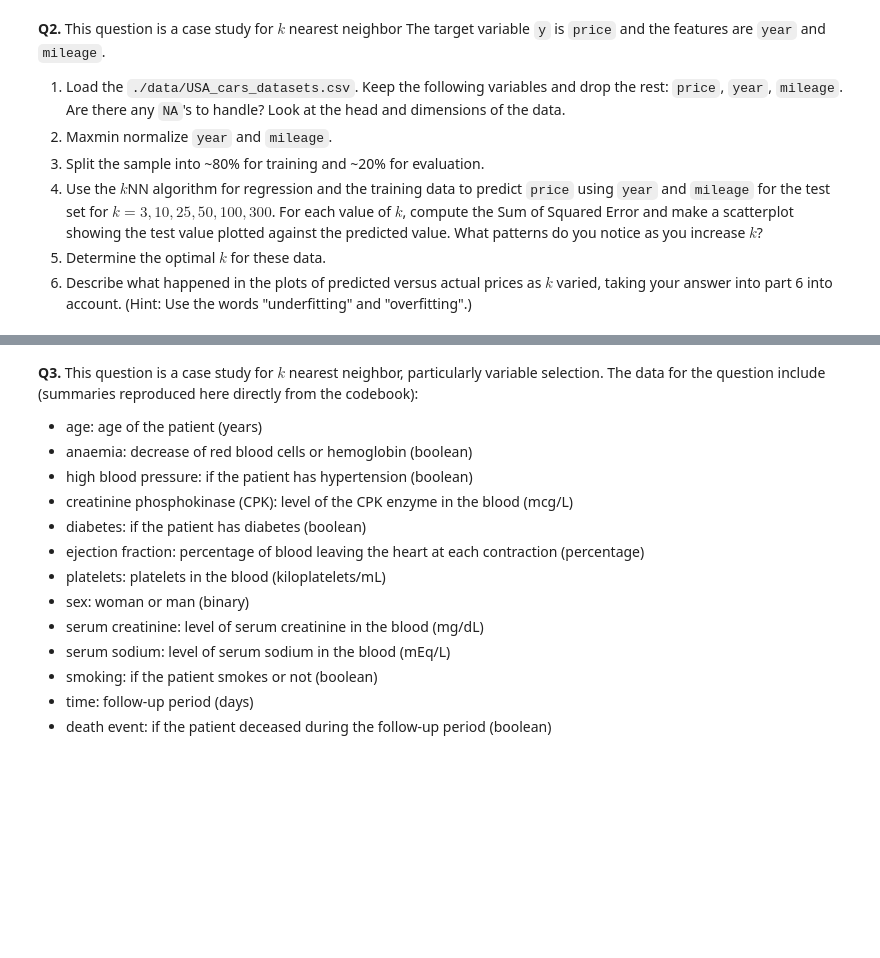
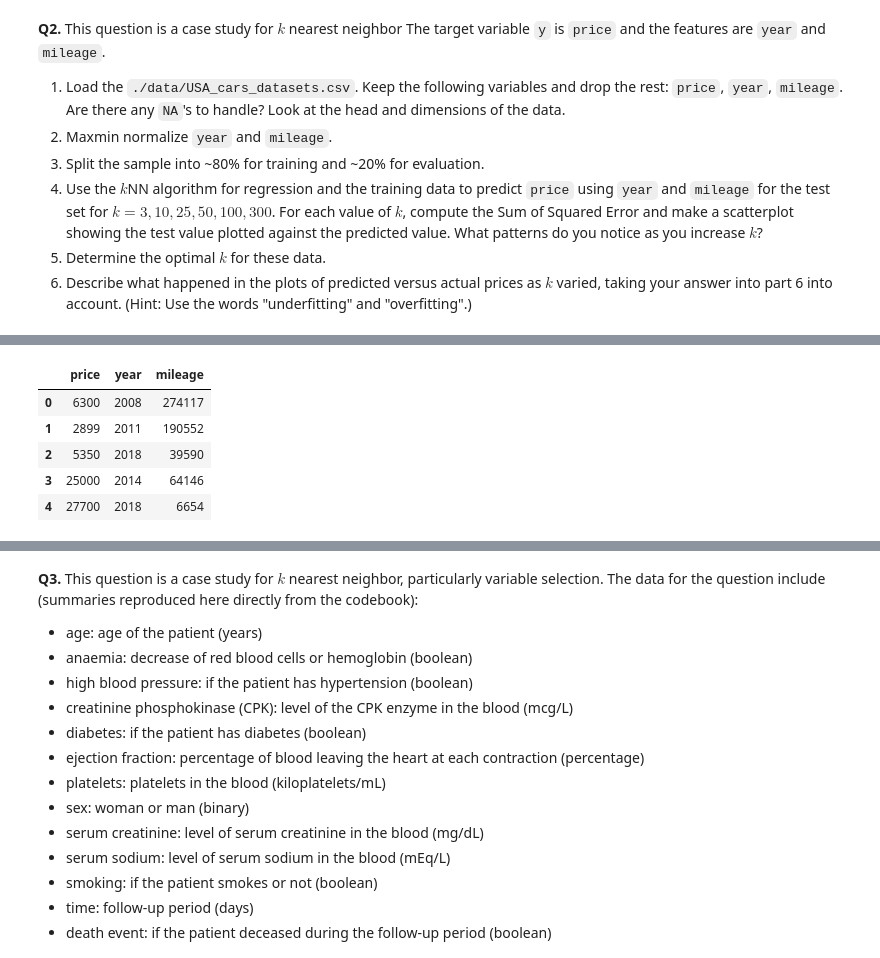
Before and after one commit to mbz8dg/assignment3, a Jupyter notebook: assignment_knn_and_kmc.ipynb, the cells around one changed output, grey strips where cells are left out. Saved outputs shown, nothing was run; the diff lists cells and outputs as text; code cells hidden in the pictures; blank space fills up the shorter version.

```diff
--- a/assignment_knn_and_kmc.ipynb
+++ b/assignment_knn_and_kmc.ipynb
@@ -166,0 +170,12 @@ The distinction highlights there may be different types of inaccuracy present. W
+# %%
+#1
+#price, year, mileage
+df2=df2.drop(["brand","model","title_status","color","vin","lot","state","country","condition","Unnamed: 0"],axis=1)
+df2.head()
+# %% [output]
+|  | price | year | mileage |
+| 0 | 6300 | 2008 | 274117 |
+| 1 | 2899 | 2011 | 190552 |
+| 2 | 5350 | 2018 | 39590 |
+| 3 | 25000 | 2014 | 64146 |
+| 4 | 27700 | 2018 | 6654 |
```
Also changed, not shown: parts of 12 cells of this notebook.
